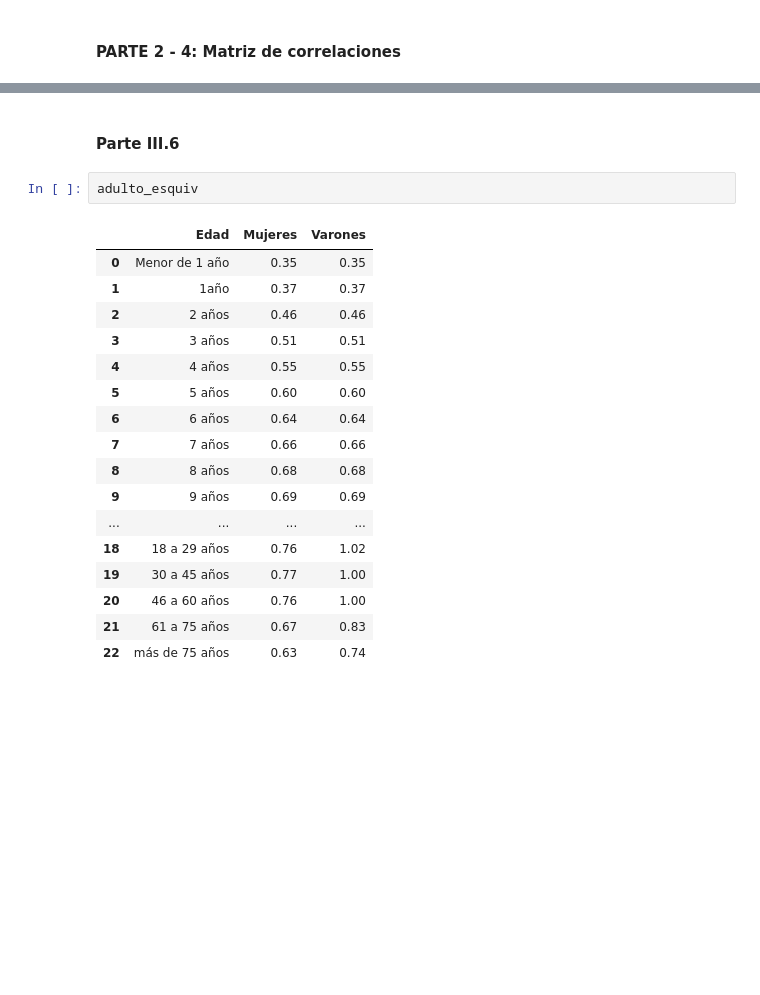
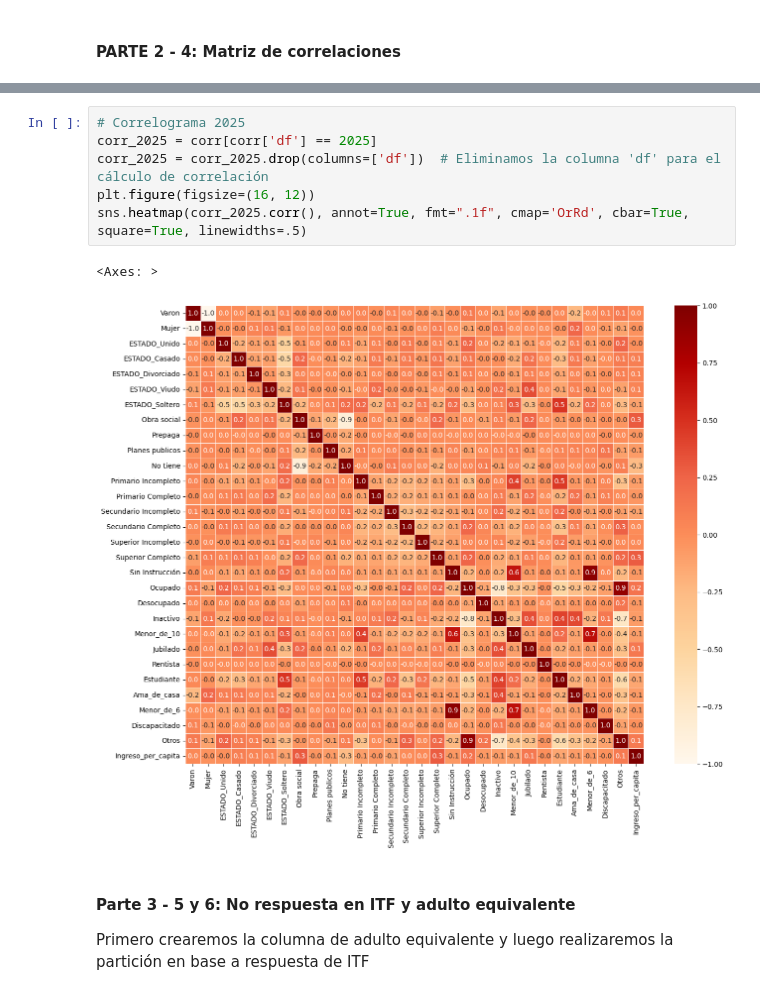
Before and after one commit to alvarezmartin2411-debug/Big-Data-UBA--Grupo-2, a Jupyter notebook: TP1/Program_TP1_Grupo2.ipynb, the cells around one changed output, grey strips where cells are left out. Drawn from its saved outputs; the diff is of its cells as text; blank space fills up the shorter version.

```diff
--- a/TP1/Program_TP1_Grupo2.ipynb
+++ b/TP1/Program_TP1_Grupo2.ipynb
@@ -299,22 +308,13 @@ adulto_esquiv = pd.read_excel("C:\\Users\\user\\Documents\\GitHub\\Big-Data-UBA-
+# %%
+# Correlograma 2025
+corr_2025 = corr[corr['df'] == 2025]
+corr_2025 = corr_2025.drop(columns=['df'])  # Eliminamos la columna 'df' para el cálculo de correlación
+plt.figure(figsize=(16, 12))
+sns.heatmap(corr_2025.corr(), annot=True, fmt=".1f", cmap='OrRd', cbar=True, square=True, linewidths=.5)
+# %% [output]
+<Axes: >
+[figure, added]
 # %% [markdown]
-#### Parte III.6
+#### Parte 3 - 5 y 6: No respuesta en ITF y adulto equivalente
+
+Primero crearemos la columna de adulto equivalente y luego realizaremos la partición en base a respuesta de ITF
-# %%
-adulto_esquiv
-# %% [output]
-|  | Edad | Mujeres | Varones |
-| 0 | Menor de 1 año | 0.35 | 0.35 |
-| 1 | 1año | 0.37 | 0.37 |
-| 2 | 2 años | 0.46 | 0.46 |
-| 3 | 3 años | 0.51 | 0.51 |
-| 4 | 4 años | 0.55 | 0.55 |
-| 5 | 5 años | 0.60 | 0.60 |
-| 6 | 6 años | 0.64 | 0.64 |
-| 7 | 7 años | 0.66 | 0.66 |
-| 8 | 8 años | 0.68 | 0.68 |
-| 9 | 9 años | 0.69 | 0.69 |
-| ... | ... | ... | ... |
-| 18 | 18 a 29 años | 0.76 | 1.02 |
-| 19 | 30 a 45 años | 0.77 | 1.00 |
-| 20 | 46 a 60 años | 0.76 | 1.00 |
-| 21 | 61 a 75 años | 0.67 | 0.83 |
-| 22 | más de 75 años | 0.63 | 0.74 |
```
Also changed, not shown: parts of 18 cells of this notebook.
